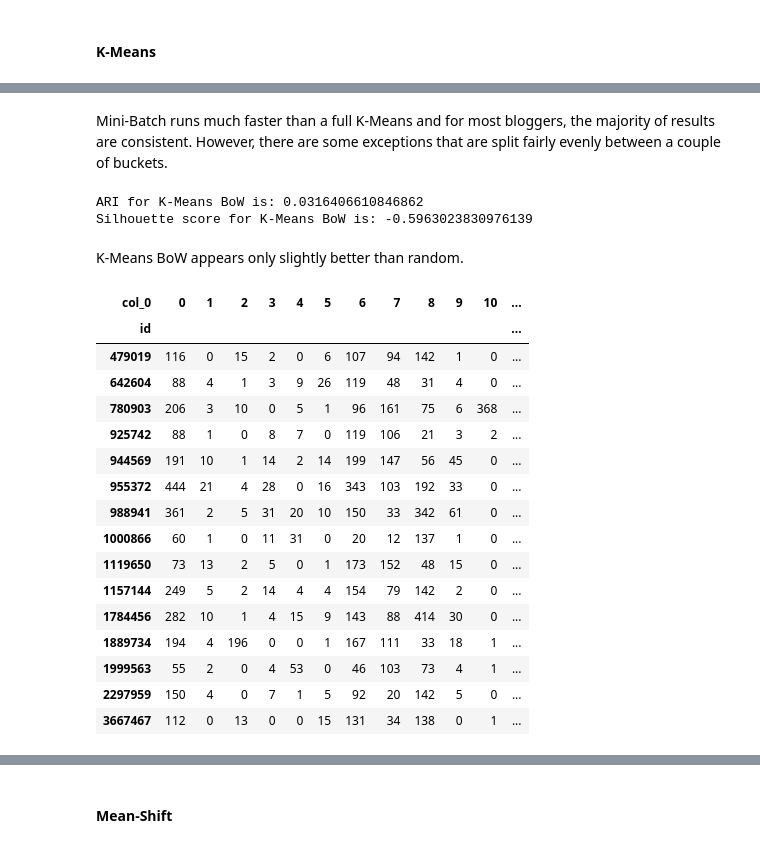
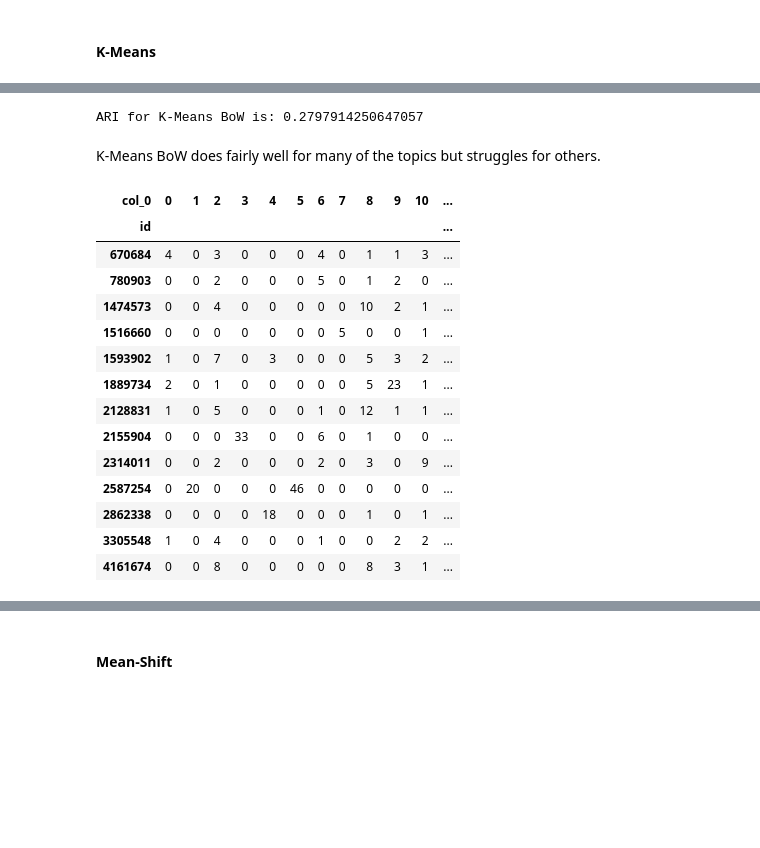
Before and after one commit to yfstafford/Thinkful, a Jupyter notebook: Unit 4/Unit 4 Capstone Blog Authorship Identification.ipynb, the cells around one changed output, grey strips where cells are left out. Saved outputs shown, nothing was run; the diff lists cells and outputs as text; code cells hidden in the pictures; blank space fills up the shorter version.

```diff
--- a/Unit 4/Unit 4 Capstone Blog Authorship Identification.ipynb
+++ b/Unit 4/Unit 4 Capstone Blog Authorship Identification.ipynb
@@ -108,3 +140,3 @@ Select only authors with at least 500 posts.
 # %%
-df = df[df['post_count'] >= 500]
+df = df[df['post_count'] >= 20]
 # %%
@@ -136,7 +152,7 @@ There are 15 remaining authors with a total of 15,301 posts.
 # %% [markdown]
 #### Clean up DataFrame
 # %%
-df = df.drop(columns = ['topic','datetime','post_count','topic_count'])
+df = df.drop(columns = ['topic','datetime','post_count','topic_count','char_count'])
 df = df.reset_index(drop=True)
 #df.to_csv('reduced_blog_corpus.csv')
 
@@ -179,7 +195,7 @@ def spacy_tokenizer(sentence):
 #    tokens = parser(sentence)
 
     # Remove words not included in NLP vocab list (oov = out of vocabulary)
-    tokens = [ t for t in tokens if t.is_oov is False ]
+#    tokens = [ t for t in tokens if t.is_oov is False ]
 
     # Exclusion list
     exclusion_list = list(string.punctuation)
@@ -222,7 +230,7 @@ bow_test_out = normalize(bow_test_out)
 # %%
 from sklearn.feature_extraction.text import TfidfVectorizer
 
-tfidf_vector = TfidfVectorizer(tokenizer = spacy_tokenizer)
+tfidf_vector = TfidfVectorizer(tokenizer = spacy_tokenizer, sublinear_tf=True, use_idf=True)
 # %%
 tfidf_train_out = tfidf_vector.fit_transform(X_train)
 tfidf_test_out = tfidf_vector.fit_transform(X_test)
@@ -340,39 +274,32 @@ row_0
-# %% [markdown]
-Mini-Batch runs much faster than a full K-Means and for most bloggers, the majority of results are consistent. However, there are some exceptions that are split fairly evenly between a couple of buckets.
 # %%
 from sklearn import metrics
 
 bow_kmeans_ari = metrics.adjusted_rand_score(Y_train, bow_full_pred)
-bow_kmeans_sil = metrics.silhouette_score(Y_train.values.reshape(-1,1), bow_full_pred, metric='euclidean')
 
 print('ARI for K-Means BoW is: ' + str(bow_kmeans_ari))
-print('Silhouette score for K-Means BoW is: ' + str(bow_kmeans_sil))
 # %% [output]
-ARI for K-Means BoW is: 0.0316406610846862
-Silhouette score for K-Means BoW is: -0.5963023830976139
+ARI for K-Means BoW is: 0.2797914250647057
-# %% [markdown]
-K-Means BoW appears only slightly better than random.
+# %% [markdown]
+K-Means BoW does fairly well for many of the topics but struggles for others.
 # %%
 # Initialize and fit K-Means
-tfidf_full_pred = KMeans(n_clusters=15, random_state=42).fit_predict(tfidf_train_out)
+tfidf_full_pred = KMeans(n_clusters=13, random_state=42).fit_predict(tfidf_train_out)
 
 # Check actual vs predicted
 pd.crosstab(Y_train, tfidf_full_pred)
 # %% [output]
 | col_0 | 0 | 1 | 2 | 3 | 4 | 5 | 6 | 7 | 8 | 9 | 10 | ... |
 | id |  |  |  |  |  |  |  |  |  |  |  | ... |
-| 479019 | 116 | 0 | 15 | 2 | 0 | 6 | 107 | 94 | 142 | 1 | 0 | ... |
-| 642604 | 88 | 4 | 1 | 3 | 9 | 26 | 119 | 48 | 31 | 4 | 0 | ... |
-| 780903 | 206 | 3 | 10 | 0 | 5 | 1 | 96 | 161 | 75 | 6 | 368 | ... |
-| 925742 | 88 | 1 | 0 | 8 | 7 | 0 | 119 | 106 | 21 | 3 | 2 | ... |
-| 944569 | 191 | 10 | 1 | 14 | 2 | 14 | 199 | 147 | 56 | 45 | 0 | ... |
-| 955372 | 444 | 21 | 4 | 28 | 0 | 16 | 343 | 103 | 192 | 33 | 0 | ... |
-| 988941 | 361 | 2 | 5 | 31 | 20 | 10 | 150 | 33 | 342 | 61 | 0 | ... |
-| 1000866 | 60 | 1 | 0 | 11 | 31 | 0 | 20 | 12 | 137 | 1 | 0 | ... |
-| 1119650 | 73 | 13 | 2 | 5 | 0 | 1 | 173 | 152 | 48 | 15 | 0 | ... |
-| 1157144 | 249 | 5 | 2 | 14 | 4 | 4 | 154 | 79 | 142 | 2 | 0 | ... |
-| 1784456 | 282 | 10 | 1 | 4 | 15 | 9 | 143 | 88 | 414 | 30 | 0 | ... |
-| 1889734 | 194 | 4 | 196 | 0 | 0 | 1 | 167 | 111 | 33 | 18 | 1 | ... |
-| 1999563 | 55 | 2 | 0 | 4 | 53 | 0 | 46 | 103 | 73 | 4 | 1 | ... |
-| 2297959 | 150 | 4 | 0 | 7 | 1 | 5 | 92 | 20 | 142 | 5 | 0 | ... |
-| 3667467 | 112 | 0 | 13 | 0 | 0 | 15 | 131 | 34 | 138 | 0 | 1 | ... |
+| 670684 | 4 | 0 | 3 | 0 | 0 | 0 | 4 | 0 | 1 | 1 | 3 | ... |
+| 780903 | 0 | 0 | 2 | 0 | 0 | 0 | 5 | 0 | 1 | 2 | 0 | ... |
+| 1474573 | 0 | 0 | 4 | 0 | 0 | 0 | 0 | 0 | 10 | 2 | 1 | ... |
+| 1516660 | 0 | 0 | 0 | 0 | 0 | 0 | 0 | 5 | 0 | 0 | 1 | ... |
+| 1593902 | 1 | 0 | 7 | 0 | 3 | 0 | 0 | 0 | 5 | 3 | 2 | ... |
+| 1889734 | 2 | 0 | 1 | 0 | 0 | 0 | 0 | 0 | 5 | 23 | 1 | ... |
+| 2128831 | 1 | 0 | 5 | 0 | 0 | 0 | 1 | 0 | 12 | 1 | 1 | ... |
+| 2155904 | 0 | 0 | 0 | 33 | 0 | 0 | 6 | 0 | 1 | 0 | 0 | ... |
+| 2314011 | 0 | 0 | 2 | 0 | 0 | 0 | 2 | 0 | 3 | 0 | 9 | ... |
+| 2587254 | 0 | 20 | 0 | 0 | 0 | 46 | 0 | 0 | 0 | 0 | 0 | ... |
+| 2862338 | 0 | 0 | 0 | 0 | 18 | 0 | 0 | 0 | 1 | 0 | 1 | ... |
+| 3305548 | 1 | 0 | 4 | 0 | 0 | 0 | 1 | 0 | 0 | 2 | 2 | ... |
+| 4161674 | 0 | 0 | 8 | 0 | 0 | 0 | 0 | 0 | 8 | 3 | 1 | ... |
```
Also changed, not shown: parts of 67 cells of this notebook.
